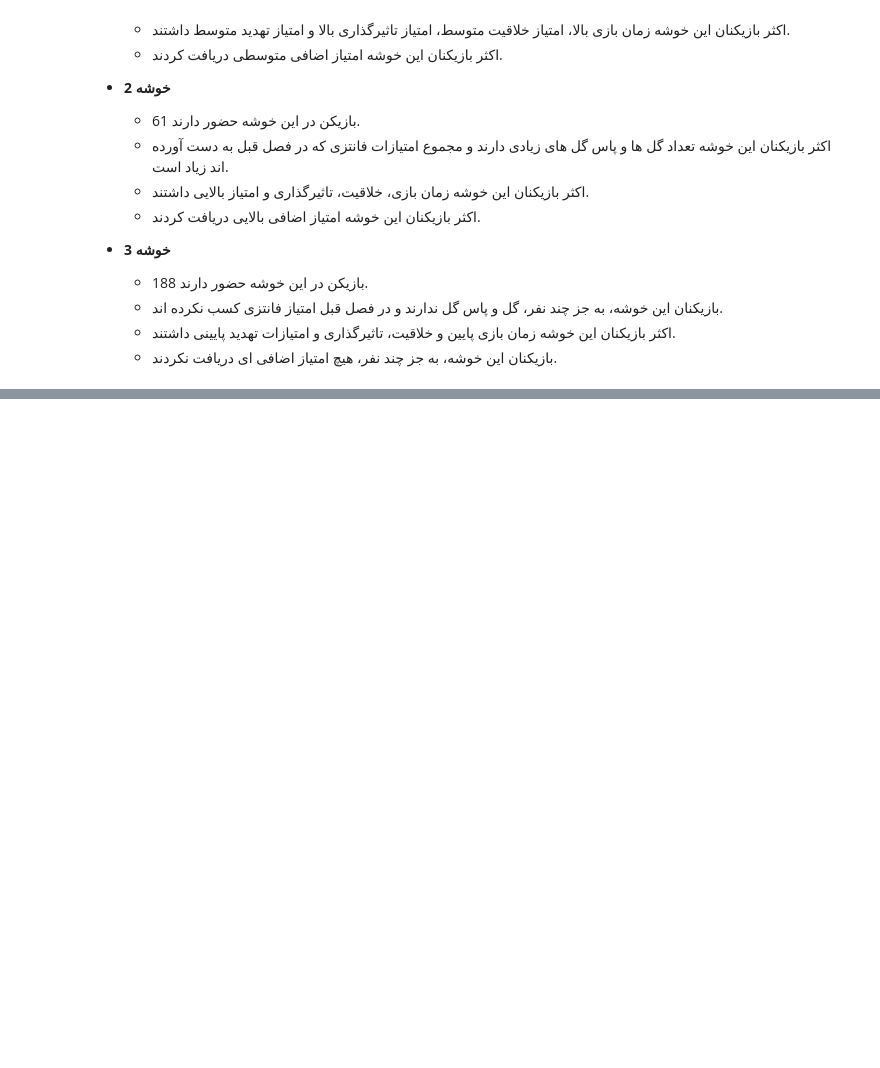
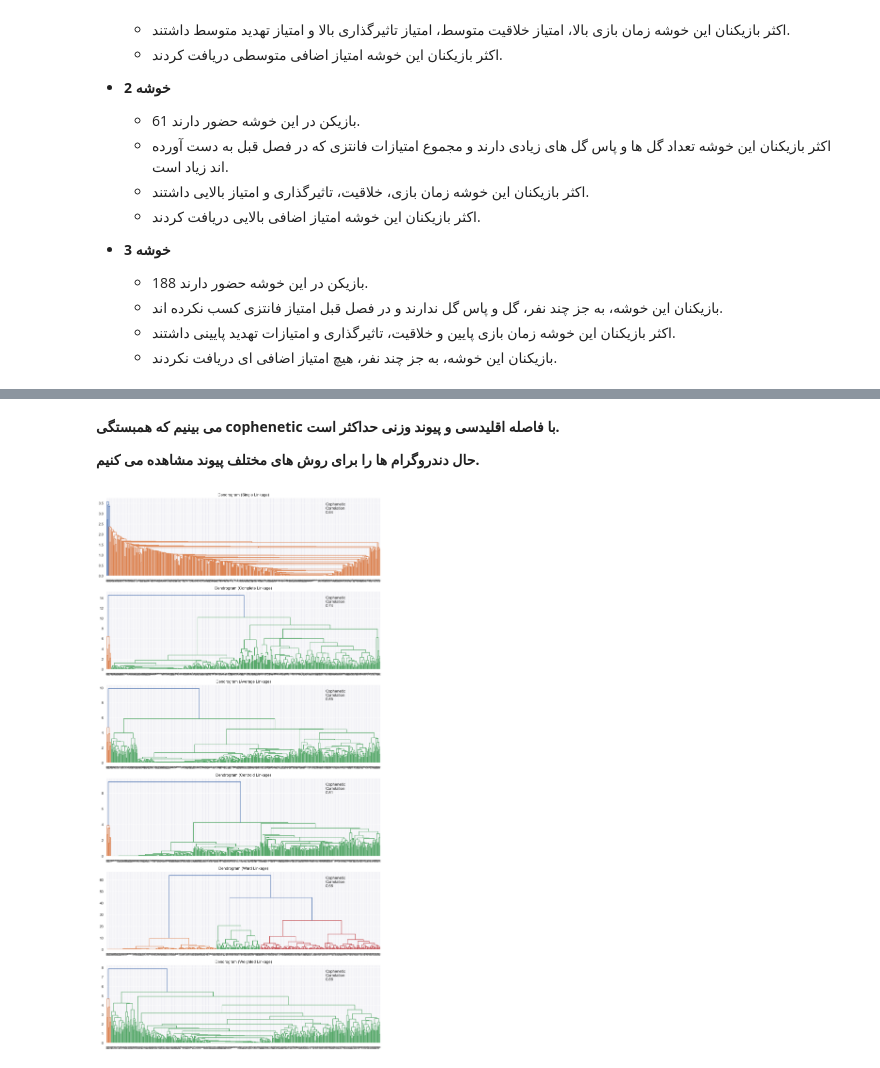
Before and after one commit to RmanAkbarzadeh/Fantasy-sport, a Jupyter notebook: fantasy_football.ipynb, the cells around one changed output, grey strips where cells are left out. Cells and saved outputs as stored; diff of their text form; code cells hidden in the pictures; blank space fills up the shorter version.

```diff
--- a/fantasy_football.ipynb
+++ b/fantasy_football.ipynb
@@ -738,0 +829,2 @@ fig.tight_layout(pad = 3.0)
+# %%
+hc_df = data_pca.copy()
@@ -738,0 +915,33 @@ fig.tight_layout(pad = 3.0)
+# %% [markdown]
+**می بینیم که همبستگی cophenetic با فاصله اقلیدسی و پیوند وزنی حداکثر است.**
+
+
+**حال دندروگرام ها را برای روش های مختلف پیوند مشاهده می کنیم.**
+# %%
+# لیست روش های پیوند
+linkage_methods = ["single", "complete", "average", "centroid", "ward", "weighted"]
+
+# cophenetic لیست هایی برای ذخیره نتایج محاسبه همبستگی
+compare_cols = ["Linkage", "Cophenetic Coefficient"]
+compare = []
+
+# subplot برای ایجاد یک تصویر
+fig, axs = plt.subplots(len(linkage_methods), 1, figsize = (15, 30))
+
+#را محاسبه می کنیم cophenetic برای هر روش پیوند، دندروگرام را رسم می کنیم و همبستگی
+for i, method in enumerate(linkage_methods):
+    Z = linkage(hc_df, metric = "euclidean", method = method)
+
+    dendrogram(Z, ax = axs[i])
+    axs[i].set_title(f"Dendrogram ({method.capitalize()} Linkage)")
+
+    coph_corr, coph_dist = cophenet(Z, pdist(hc_df))
+    axs[i].annotate(
+        f"Cophenetic\nCorrelation\n{coph_corr:0.2f}",
+        (0.80, 0.80),
+        xycoords="axes fraction",
+    )
+
+    compare.append([method, coph_corr])
+# %% [output]
+[figure, added]
```
Also changed, not shown: parts of 76 cells of this notebook.
